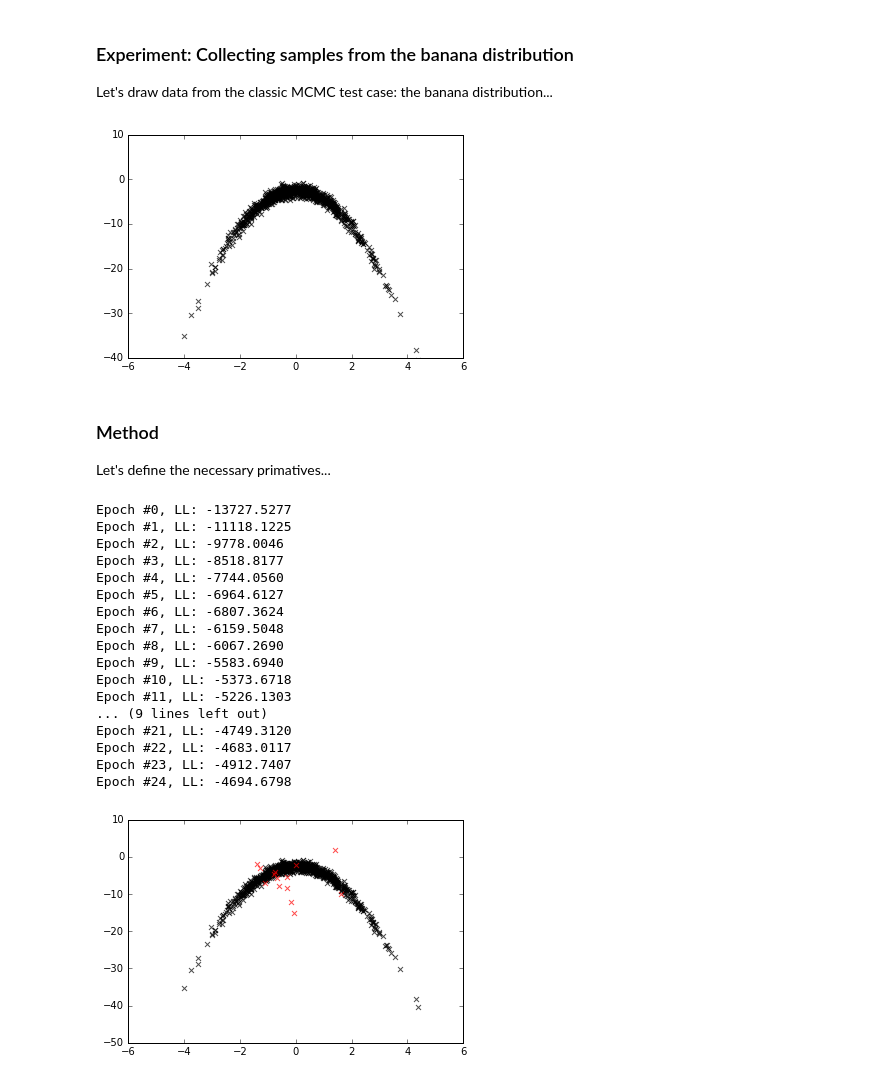
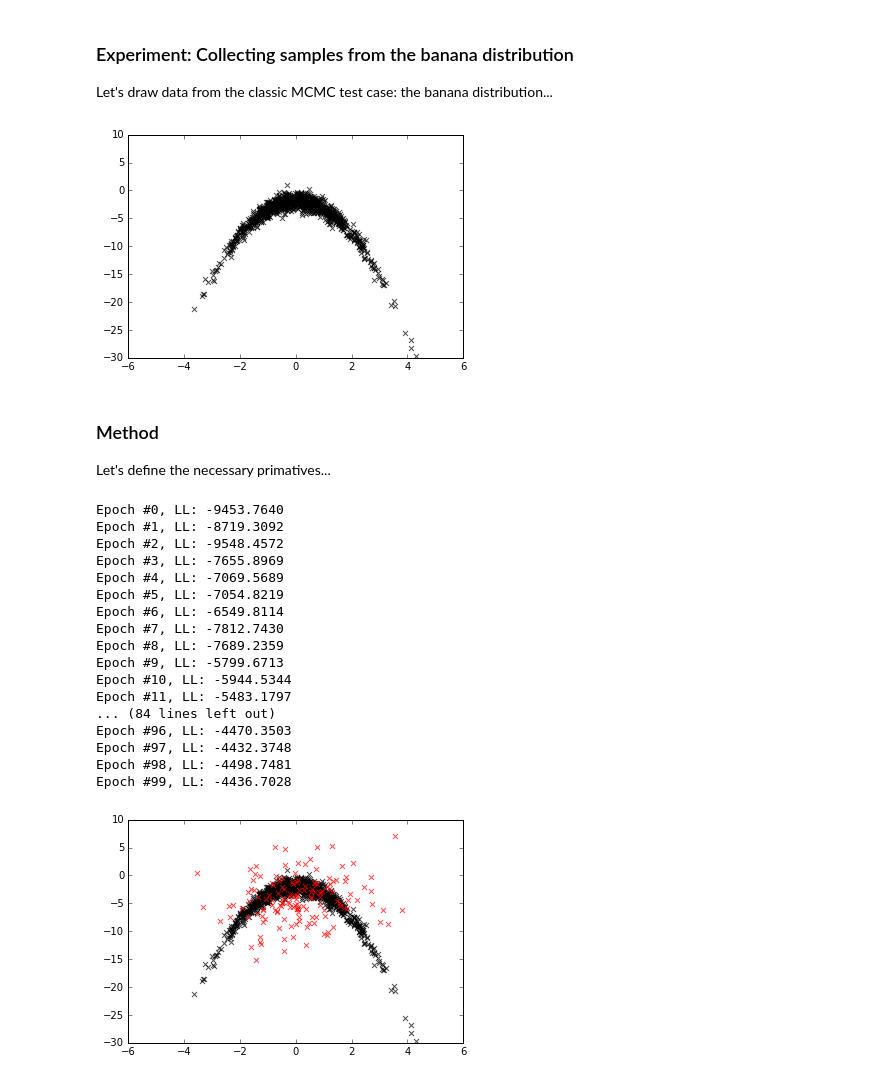
Before and after one commit to enalisnick/blog_sandbox, a Jupyter notebook: paper_summaries/Learning_Model_Reparametrizations.ipynb, the cells around one changed output. Cells and saved outputs as stored; diff of their text form; code cells hidden in the pictures.

```diff
--- a/paper_summaries/Learning_Model_Reparametrizations.ipynb
+++ b/paper_summaries/Learning_Model_Reparametrizations.ipynb
@@ -13,7 +13,7 @@ from autograd import grad
 # %%
 dim = 2
 plot_x_lim = [-6, 6]
-plot_y_lim = [-40, 10]
+plot_y_lim = [-30, 10]
 x = np.arange(plot_x_lim[0], plot_x_lim[1], 0.5)
 y = np.arange(plot_y_lim[0], plot_y_lim[1], 0.5)
 X, Y = np.meshgrid(x, y)
@@ -51,7 +51,7 @@ Let's draw data from the classic MCMC test case: the banana distribution...
 N = 1000
 data = np.random.normal(size=(N, dim))
 z1 = 1.25*data[:,0]
-z2 = data[:,1]/1.25 - 2*(z1**2 + 1.25)
+z2 = data[:,1]/1.25 - 1.5*(z1**2 + 1.25)
 data = np.hstack([z1[np.newaxis].T, z2[np.newaxis].T])
 np.random.shuffle(data)
 
@@ -61,7 +61,7 @@ plt.xlim([plot_x_lim[0], plot_x_lim[1]])
 plt.ylim([plot_y_lim[0], plot_y_lim[1]])
 plt.show()
 # %% [output]
-[figure, old version]
+[figure, new version]
 # %% [markdown]
 ### Method
 
@@ -122,9 +122,9 @@ def run_implicitMCMC_VI(data, model_params, reparam_params, lr=.001, n_epochs=10
 
         grad_mu = 0.
         grad_logL = 0.
-        for e in e_samples:
-            grad_mu += dLogModelWithTransform_dMu(reparam_params['mu'], data, reparam_params['logL'], e, model_params['logSigma']) / len(e_samples)
-            grad_logL += dLogModelWithTransform_dLogL(reparam_params['logL'], data, reparam_params['mu'], e, model_params['logSigma']) / len(e_samples)
+        for e in e_samples[-10:]:
+            grad_mu += dLogModelWithTransform_dMu(reparam_params['mu'], data, reparam_params['logL'], e, model_params['logSigma']) / 10
+            grad_logL += dLogModelWithTransform_dLogL(reparam_params['logL'], data, reparam_params['mu'], e, model_params['logSigma']) / 10
 
         reparam_params['mu'] += get_AdaM_update(lr, grad_mu/len(e_samples), adam_values['mu'])
         reparam_params['logL'] += np.tril( get_AdaM_update(lr, grad_logL, adam_values['logL']) )
@@ -135,8 +135,8 @@ def run_implicitMCMC_VI(data, model_params, reparam_params, lr=.001, n_epochs=10
         thetas = [reparam_params['mu'] + np.dot(e, np.exp(reparam_params['logL'])) for e in e_samples]
 
         grad_logSig = 0.
-        for theta in thetas:
-            grad_logSig += dLogModel_dLogSigma(model_params['logSigma'], data, theta) / len(thetas)
+        for theta in thetas[-10:]:
+            grad_logSig += dLogModel_dLogSigma(model_params['logSigma'], data, theta) / 10
 
         model_params['logSigma'] += get_AdaM_update(lr, grad_logSig, adam_values['logSigma'])
 
@@ -144,8 +144,8 @@ def run_implicitMCMC_VI(data, model_params, reparam_params, lr=.001, n_epochs=10
         print "Epoch #%d, LL: %.4f" %(it_idx, np.mean([logModel(data, theta, model_params['logSigma']) for theta in thetas]))
 
     # get one more round of samples
-    e0 = e_samples[-1]
-    final_e_samples = run_MH(data, logModel_w_transform, model_params, reparam_params, e0, n_MCMC_its)
+    e0 = np.random.normal(size=(1,2))
+    final_e_samples = run_MH(data, logModel_w_transform, model_params, reparam_params, e0, 10000)
 
     return model_params, reparam_params, final_e_samples
 # %%
@@ -154,8 +154,8 @@ model_params = {'logSigma': np.zeros((1,2))}
 reparam_params = {'logL': np.eye(2), 'mu': np.zeros((1,2))}
 
 
-maxEpochs = 25
-learning_rate = .1
+maxEpochs = 100
+learning_rate = .05
 
 model_params, reparam_params, final_e_samples = run_implicitMCMC_VI(data, model_params, reparam_params, \
                                                                     lr=learning_rate, n_epochs=maxEpochs,\
@@ -163,31 +163,31 @@ model_params, reparam_params, final_e_samples = run_implicitMCMC_VI(data, model_
 
 final_theta_samples = [reparam_params['mu'] + np.dot(e, np.exp(reparam_params['logL'])) for e in final_e_samples]
 # %% [output]
-Epoch #0, LL: -13727.5277
-Epoch #1, LL: -11118.1225
-Epoch #2, LL: -9778.0046
-Epoch #3, LL: -8518.8177
-Epoch #4, LL: -7744.0560
-Epoch #5, LL: -6964.6127
-Epoch #6, LL: -6807.3624
-Epoch #7, LL: -6159.5048
-Epoch #8, LL: -6067.2690
-Epoch #9, LL: -5583.6940
-Epoch #10, LL: -5373.6718
-Epoch #11, LL: -5226.1303
-... (9 lines left out)
-Epoch #21, LL: -4749.3120
-Epoch #22, LL: -4683.0117
-Epoch #23, LL: -4912.7407
-Epoch #24, LL: -4694.6798
+Epoch #0, LL: -9453.7640
+Epoch #1, LL: -8719.3092
+Epoch #2, LL: -9548.4572
+Epoch #3, LL: -7655.8969
+Epoch #4, LL: -7069.5689
+Epoch #5, LL: -7054.8219
+Epoch #6, LL: -6549.8114
+Epoch #7, LL: -7812.7430
+Epoch #8, LL: -7689.2359
+Epoch #9, LL: -5799.6713
+Epoch #10, LL: -5944.5344
+Epoch #11, LL: -5483.1797
+... (84 lines left out)
+Epoch #96, LL: -4470.3503
+Epoch #97, LL: -4432.3748
+Epoch #98, LL: -4498.7481
+Epoch #99, LL: -4436.7028
 # %%
 x_samples = np.array([theta + np.random.normal(size=(1,2))*np.exp(model_params['logSigma']) for theta in final_theta_samples])[:,0,:]
 
 plt.scatter(data[:,0], data[:,1], marker='x', s=25, c='k', alpha=.7)
 plt.scatter(x_samples[:,0], x_samples[:,1], marker='x', s=25, c='r', alpha=.7)
 
-#plt.xlim([plot_x_lim[0], plot_x_lim[1]])
-#plt.ylim([plot_y_lim[0], plot_y_lim[1]])
+plt.xlim([plot_x_lim[0], plot_x_lim[1]])
+plt.ylim([plot_y_lim[0], plot_y_lim[1]])
 plt.show()
 # %% [output]
-[figure, old version]
+[figure, new version]
```
Also changed, not shown: parts of 1 cell of this notebook.
